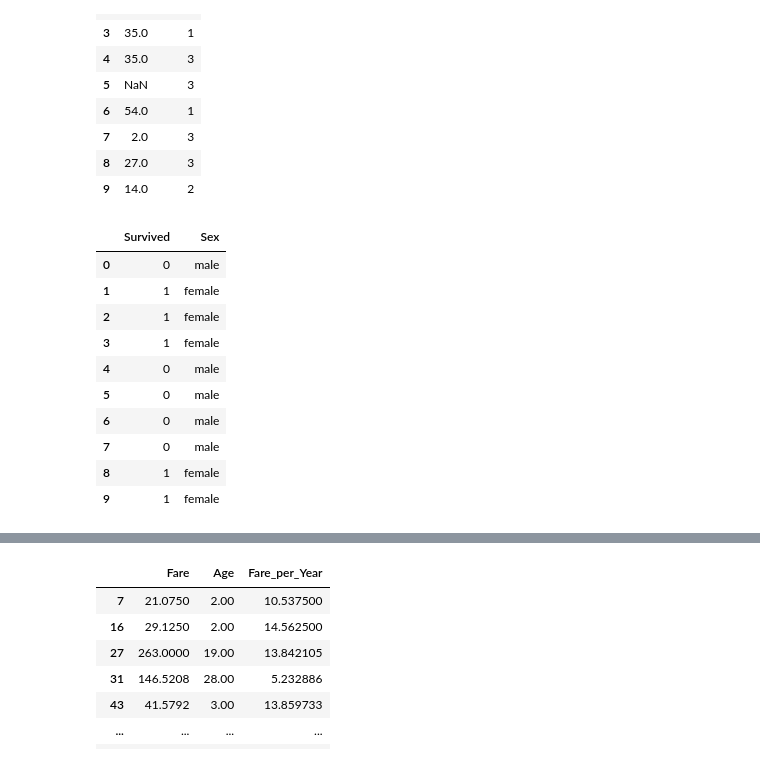
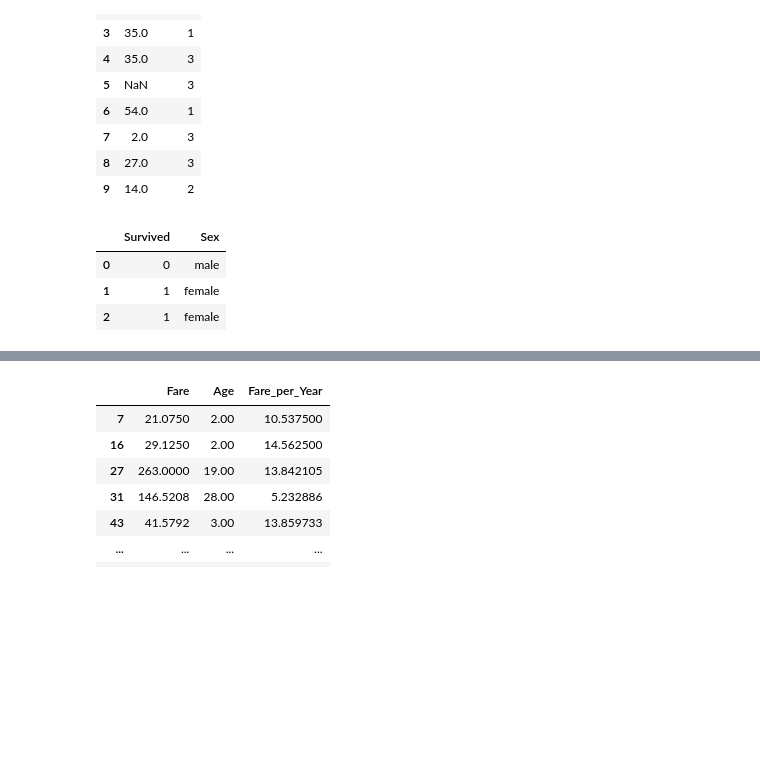
Before and after one commit to RiteshKhatri09-cs/5CS037, a Jupyter notebook: Week3_Ritesh_Khatri.ipynb, the cells around one changed output, grey strips where cells are left out. Saved outputs shown, nothing was run; the diff lists cells and outputs as text; code cells hidden in the pictures; blank space fills up the shorter version.

```diff
--- a/Week3_Ritesh_Khatri.ipynb
+++ b/Week3_Ritesh_Khatri.ipynb
@@ -57,19 +57,12 @@ df_class_age.head(10)
 # %%
 survived_gender= df[["Survived","Sex"]]
 # %%
-survived_gender.head(10)
+survived_gender.head(3)
 # %% [output]
 |  | Survived | Sex |
 | 0 | 0 | male |
 | 1 | 1 | female |
 | 2 | 1 | female |
-| 3 | 1 | female |
-| 4 | 0 | male |
-| 5 | 0 | male |
-| 6 | 0 | male |
-| 7 | 0 | male |
-| 8 | 1 | female |
-| 9 | 1 | female |
 # %%
 fare_gt_100= df.loc[df["Fare"] > 100]
 # %%
```
Also changed, not shown: parts of 6 cells of this notebook.
